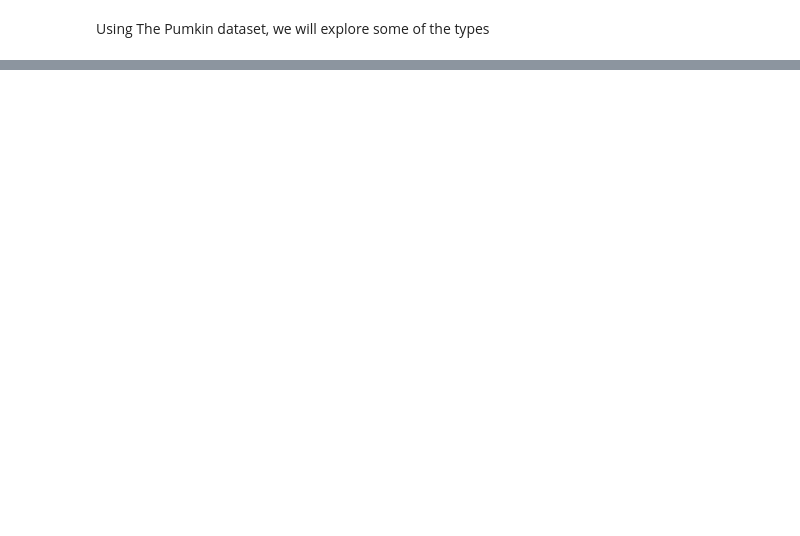
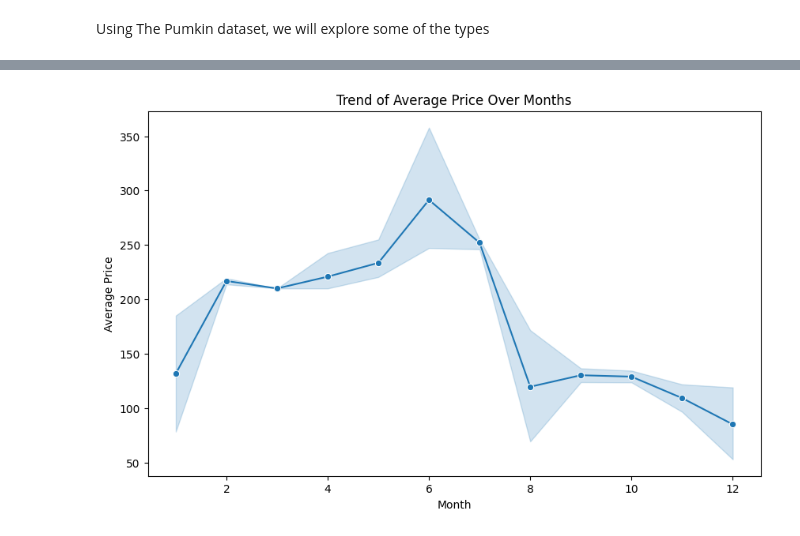
Before and after one commit to aminaminumar/ADS_Machine_Learning_ASSIGNMENTS, a Jupyter notebook: week3_assignment/assgn_visualizing_pumkins.ipynb, the cells around one changed output, grey strips where cells are left out. Saved outputs shown, nothing was run; the diff lists cells and outputs as text; code cells hidden in the pictures; blank space fills up the shorter version.

```diff
--- a/week3_assignment/assgn_visualizing_pumkins.ipynb
+++ b/week3_assignment/assgn_visualizing_pumkins.ipynb
@@ -28,0 +60,12 @@ pumkins.head()
+# %%
+pumpkin_dict = {'City Name': pumkins['City Name'],
+                'Package': pumkins['Package'],
+                'Variety': pumkins['Variety'],
+                'Month': Month,
+                'High Price': pumkins['High Price'],
+                'Low Price': pumkins['Low Price'],
+                'Average Price': Price,
+                'Origin': pumkins['Origin']}
+# %%
+new_pumkins = pd.DataFrame(pumpkin_dict)
+new_pumkins
@@ -28,0 +86,17 @@ pumkins.head()
+# %%
+# Calculate price per inch for 24 inch bins
+mask_24 = new_pumkins['Package'].str.contains('24 inch')
+new_pumkins.loc[mask_24, 'Price per inch'] = new_pumkins.loc[mask_24, 'Average Price'] / 24
+
+# Calculate price per inch for 36 inch bins
+mask_36 = new_pumkins['Package'].str.contains('36 inch')
+new_pumkins.loc[mask_36, 'Price per inch'] = new_pumkins.loc[mask_36, 'Average Price'] / 36
+
+# Display the updated dataframe for these packages
+new_pumkins[new_pumkins['Package'].str.contains('24 inch|36 inch')][['Package', 'Average Price', 'Price per inch']]
+# %%
+#lets convert the all the packgae in inch to 1 inches and convert the price to 1 inch using the .str.contains function
+new_pumkins.loc[new_pumkins['Package'].str.contains('24 inch'), 'Price'] = new_pumkins['Average Price' ]/ 24
+new_pumkins.loc[new_pumkins['Package'].str.contains('36 inch'), 'Price'] = new_pumkins['Average Price'] / 36
+
+new_pumkins.head()
@@ -28,0 +110,9 @@ pumkins.head()
+# %%
+#line chart showing the trend of average price over months
+plt.figure(figsize=(10,6))
+plt.title('Trend of Average Price Over Months')
+sns.lineplot(data=new_pumkins, x='Month', y='Average Price', marker='o')
+# plt.xticks(range(1, 13))
+plt.show()
+# %% [output]
+[figure, added]
```
Also changed, not shown: parts of 11 cells of this notebook, 8 other files.
